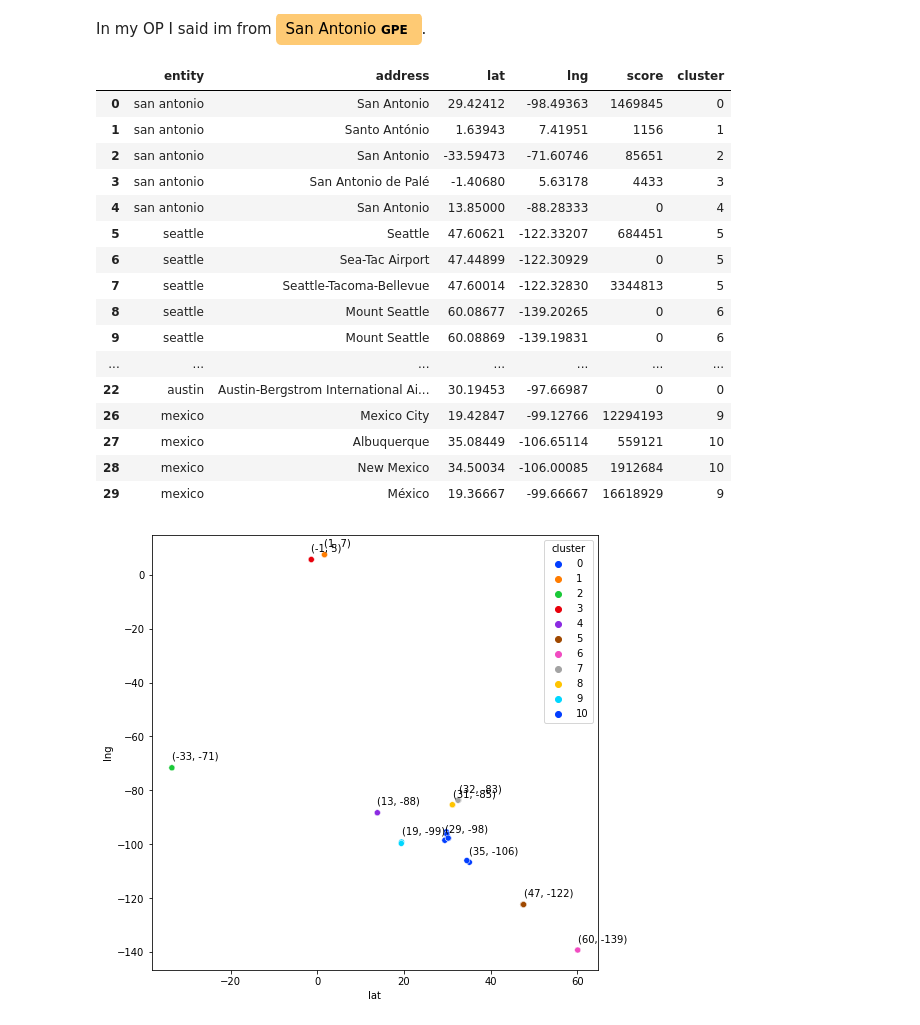
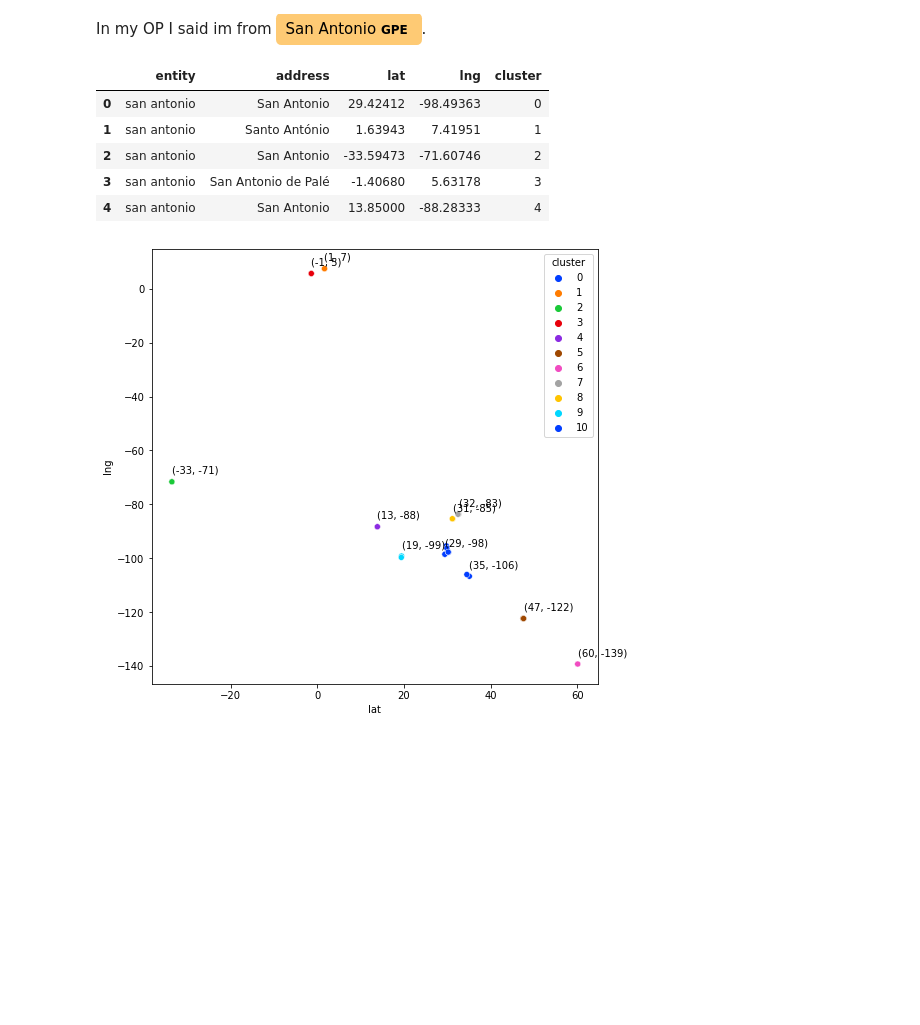
Before and after one commit to akilby/drug_pricing, a Jupyter notebook: notebooks/progress-report.ipynb, the cells around one changed output. Cells and saved outputs as stored; diff of their text form; code cells hidden in the pictures; blank space fills up the shorter version.

```diff
--- a/notebooks/progress-report.ipynb
+++ b/notebooks/progress-report.ipynb
@@ -98,26 +98,15 @@ clusters = DBSCAN(eps=1.5, min_samples=2).fit_predict(X)
 geocodes_df["cluster"] = clusters
 # %%
 geocodes_df = geocodes_df.loc[geocodes_df["cluster"] != -1,:]
-# %%
-geocodes_df
-# %% [output]
-|  | entity | address | lat | lng | score | cluster |
-| 0 | san antonio | San Antonio | 29.42412 | -98.49363 | 1469845 | 0 |
-| 1 | san antonio | Santo António | 1.63943 | 7.41951 | 1156 | 1 |
-| 2 | san antonio | San Antonio | -33.59473 | -71.60746 | 85651 | 2 |
-| 3 | san antonio | San Antonio de Palé | -1.40680 | 5.63178 | 4433 | 3 |
-| 4 | san antonio | San Antonio | 13.85000 | -88.28333 | 0 | 4 |
-| 5 | seattle | Seattle | 47.60621 | -122.33207 | 684451 | 5 |
-| 6 | seattle | Sea-Tac Airport | 47.44899 | -122.30929 | 0 | 5 |
-| 7 | seattle | Seattle-Tacoma-Bellevue | 47.60014 | -122.32830 | 3344813 | 5 |
-| 8 | seattle | Mount Seattle | 60.08677 | -139.20265 | 0 | 6 |
-| 9 | seattle | Mount Seattle | 60.08869 | -139.19831 | 0 | 6 |
-| ... | ... | ... | ... | ... | ... | ... |
-| 22 | austin | Austin-Bergstrom International Ai... | 30.19453 | -97.66987 | 0 | 0 |
-| 26 | mexico | Mexico City | 19.42847 | -99.12766 | 12294193 | 9 |
-| 27 | mexico | Albuquerque | 35.08449 | -106.65114 | 559121 | 10 |
-| 28 | mexico | New Mexico | 34.50034 | -106.00085 | 1912684 | 10 |
-| 29 | mexico | México | 19.36667 | -99.66667 | 16618929 | 9 |
+# %%
+geocodes_df.drop("score", axis=1).head()
+# %% [output]
+|  | entity | address | lat | lng | cluster |
+| 0 | san antonio | San Antonio | 29.42412 | -98.49363 | 0 |
+| 1 | san antonio | Santo António | 1.63943 | 7.41951 | 1 |
+| 2 | san antonio | San Antonio | -33.59473 | -71.60746 | 2 |
+| 3 | san antonio | San Antonio de Palé | -1.40680 | 5.63178 | 3 |
+| 4 | san antonio | San Antonio | 13.85000 | -88.28333 | 4 |
 # %%
 plt.figure(figsize=(8, 8))
 ax = sns.scatterplot(x="lat", y="lng", hue="cluster", data=geocodes_df, palette="bright")
```
Also changed, not shown: parts of 4 cells of this notebook.
